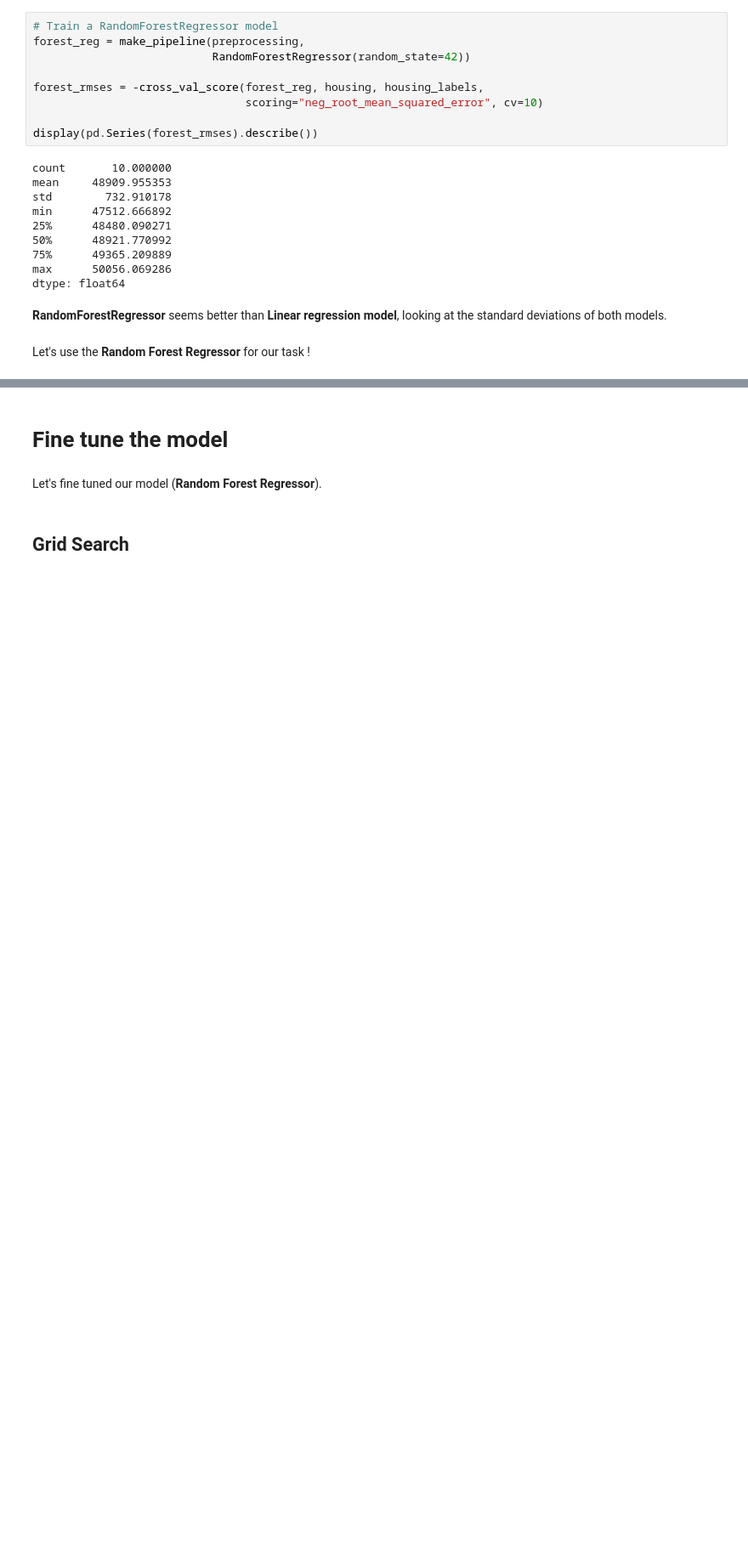
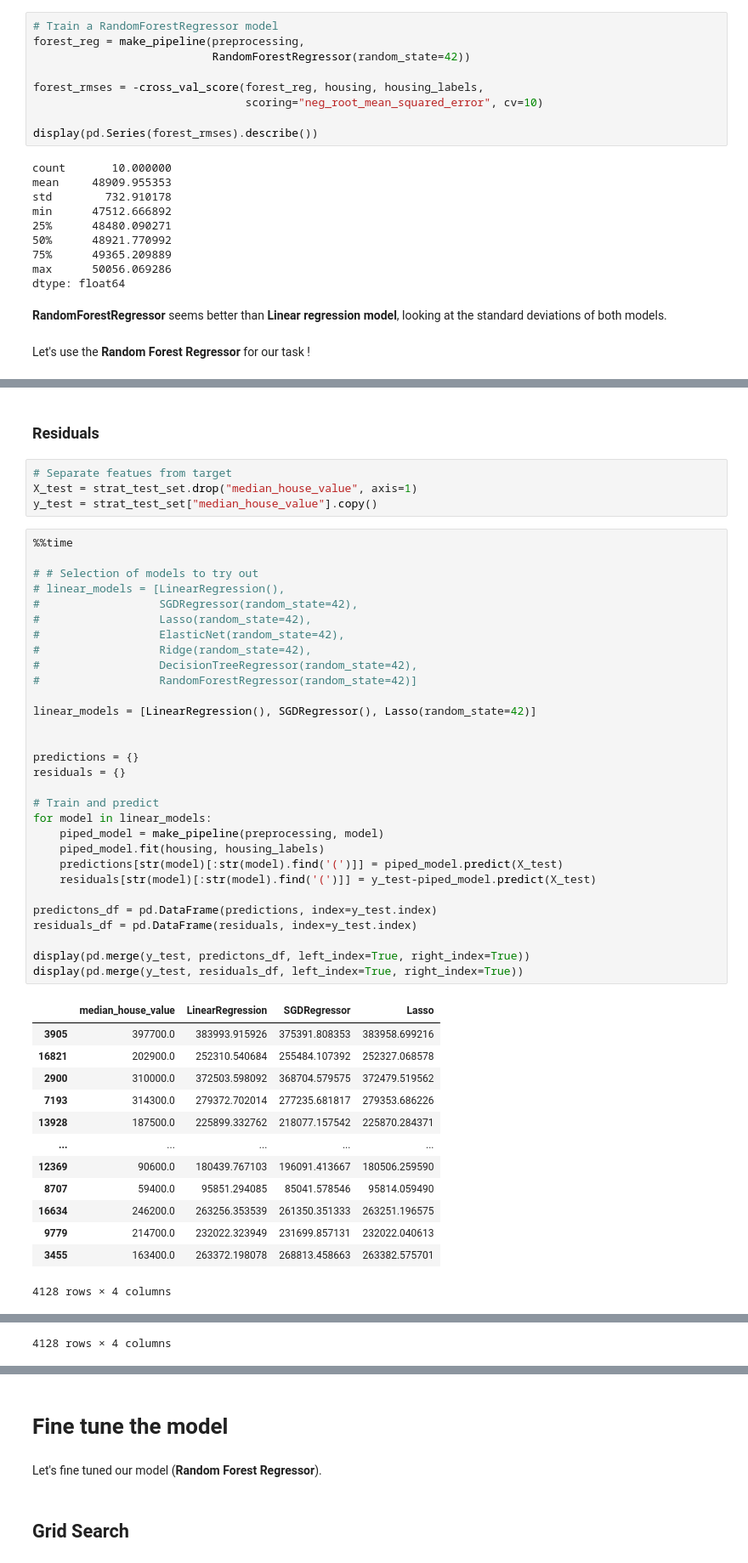
Before and after one commit to thcarole1/house_pricing_prediction, a Jupyter notebook: notebooks/Housing Price Prediction.ipynb, the cells around one changed output, grey strips where cells are left out. Shown at 85% size. Saved outputs shown, nothing was run; the diff lists cells and outputs as text; blank space fills up the shorter version.

```diff
--- a/notebooks/Housing Price Prediction.ipynb
+++ b/notebooks/Housing Price Prediction.ipynb
@@ -922,0 +854,50 @@ SyntaxError: Missing parentheses in call to 'print'. Did you mean print(...)? (9
+# %% [markdown]
+### Residuals
+# %%
+# Separate featues from target
+X_test = strat_test_set.drop("median_house_value", axis=1)
+y_test = strat_test_set["median_house_value"].copy()
+# %%
+%%time
+
+# # Selection of models to try out
+# linear_models = [LinearRegression(),
+#                  SGDRegressor(random_state=42),
+#                  Lasso(random_state=42),
+#                  ElasticNet(random_state=42),
+#                  Ridge(random_state=42),
+#                  DecisionTreeRegressor(random_state=42),
+#                  RandomForestRegressor(random_state=42)]
+
+linear_models = [LinearRegression(), SGDRegressor(), Lasso(random_state=42)]
+
+
+predictions = {}
+residuals = {}
+
+# Train and predict
+for model in linear_models:
+    piped_model = make_pipeline(preprocessing, model)
+    piped_model.fit(housing, housing_labels)
+    predictions[str(model)[:str(model).find('(')]] = piped_model.predict(X_test)
+    residuals[str(model)[:str(model).find('(')]] = y_test-piped_model.predict(X_test)
+
+predictons_df = pd.DataFrame(predictions, index=y_test.index)
+residuals_df = pd.DataFrame(residuals, index=y_test.index)
+
+display(pd.merge(y_test, predictons_df, left_index=True, right_index=True))
+display(pd.merge(y_test, residuals_df, left_index=True, right_index=True))
+# %% [output]
+|  | median_house_value | LinearRegression | SGDRegressor | Lasso |
+| 3905 | 397700.0 | 383993.915926 | 375391.808353 | 383958.699216 |
+| 16821 | 202900.0 | 252310.540684 | 255484.107392 | 252327.068578 |
+| 2900 | 310000.0 | 372503.598092 | 368704.579575 | 372479.519562 |
+| 7193 | 314300.0 | 279372.702014 | 277235.681817 | 279353.686226 |
+| 13928 | 187500.0 | 225899.332762 | 218077.157542 | 225870.284371 |
+| ... | ... | ... | ... | ... |
+| 12369 | 90600.0 | 180439.767103 | 196091.413667 | 180506.259590 |
+| 8707 | 59400.0 | 95851.294085 | 85041.578546 | 95814.059490 |
+| 16634 | 246200.0 | 263256.353539 | 261350.351333 | 263251.196575 |
+| 9779 | 214700.0 | 232022.323949 | 231699.857131 | 232022.040613 |
+| 3455 | 163400.0 | 263372.198078 | 268813.458663 | 263382.575701 |
+4128 rows × 4 columns
@@ -922,0 +916 @@ SyntaxError: Missing parentheses in call to 'print'. Did you mean print(...)? (9
+4128 rows × 4 columns
```
Also changed, not shown: parts of 15 cells of this notebook.
